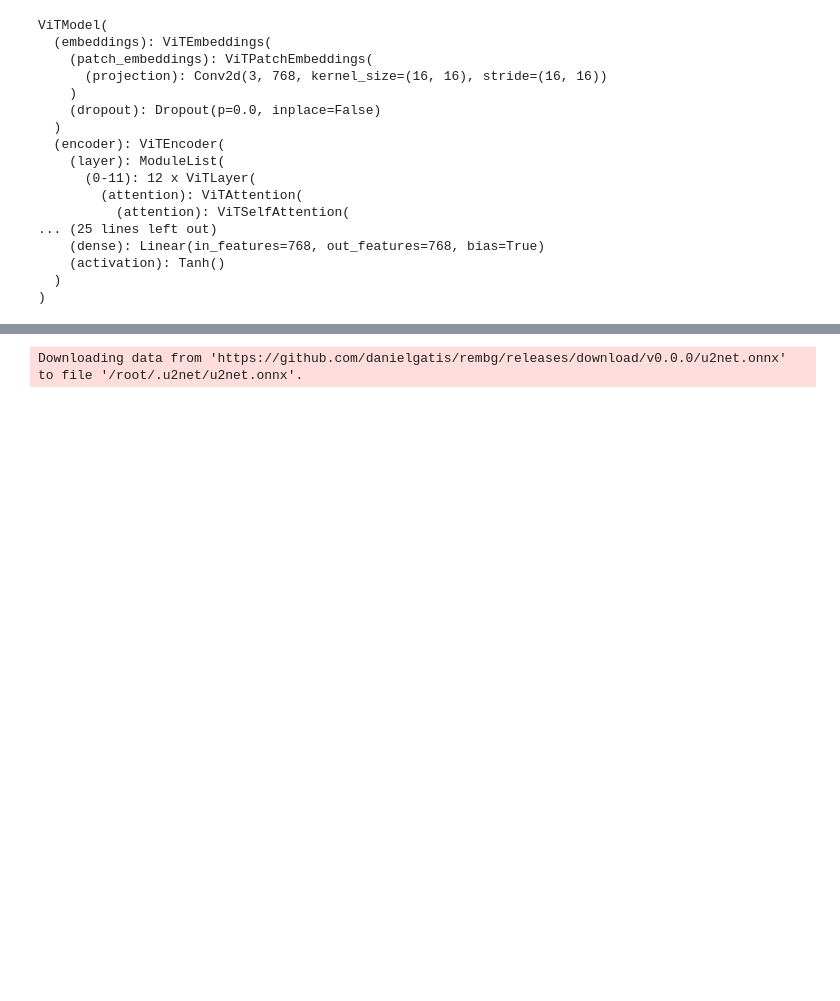
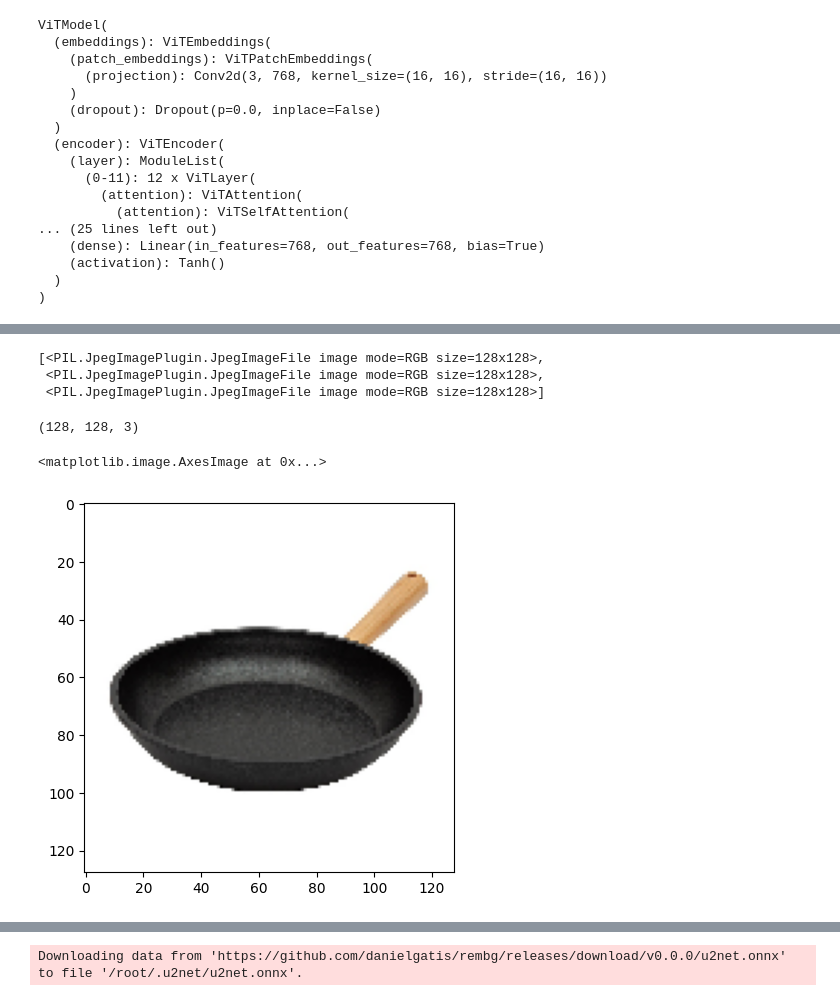
Before and after one commit to SeSAC-ImageAnalysis/Animal-Crossing, a Jupyter notebook: CODE/주민 닮은꼴 찾기(ViT encoder+Faiss).ipynb, the cells around one changed output, grey strips where cells are left out. Drawn from its saved outputs; the diff is of its cells as text; code cells hidden in the pictures; blank space fills up the shorter version.

```diff
--- a/CODE/주민 닮은꼴 찾기(ViT encoder+Faiss).ipynb
+++ b/CODE/주민 닮은꼴 찾기(ViT encoder+Faiss).ipynb
@@ -384,0 +404,6 @@ cow/cow_4.jpg
+# %%
+result
+# %% [output]
+[<PIL.JpegImagePlugin.JpegImageFile image mode=RGB size=128x128>,
+ <PIL.JpegImagePlugin.JpegImageFile image mode=RGB size=128x128>,
+ <PIL.JpegImagePlugin.JpegImageFile image mode=RGB size=128x128>]
@@ -384,0 +426,10 @@ cow/cow_4.jpg
+# %%
+tmp = cv2.resize(np.array(face), dsize=(128,128))
+tmp.shape
+# %% [output]
+(128, 128, 3)
+# %%
+plt.imshow(tmp)
+# %% [output]
+<matplotlib.image.AxesImage at 0x...>
+[figure, added]
```
Also changed, not shown: parts of 15 cells of this notebook.
